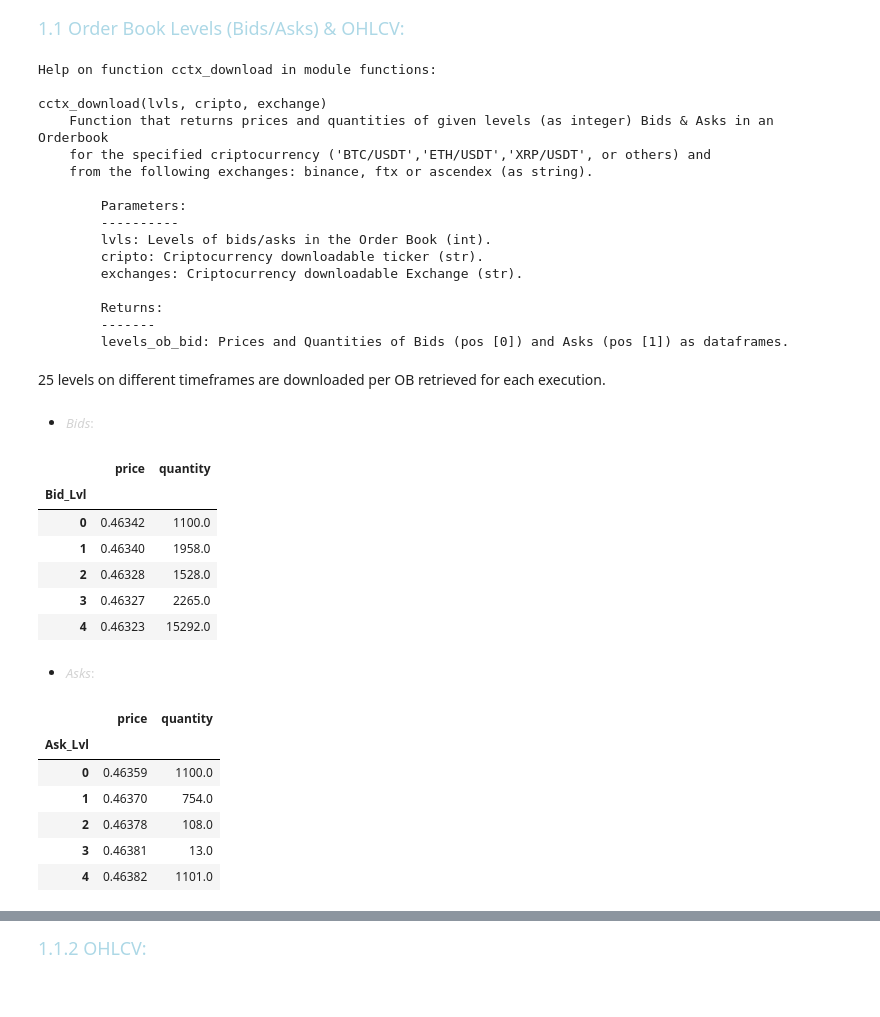
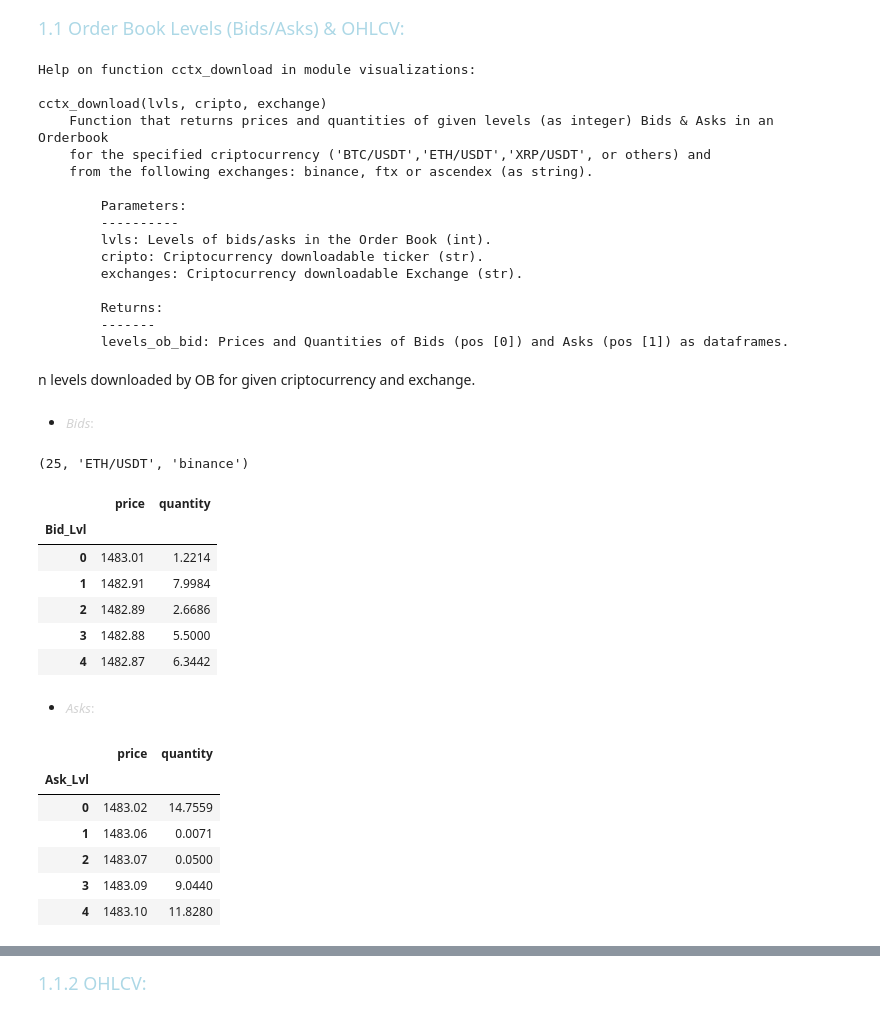
Before and after one commit to EstebanMqz/Microstructure-Visualization-Modelling, a Jupyter notebook: notebook.ipynb, the cells around one changed output, grey strips where cells are left out. Cells and saved outputs as stored; diff of their text form; code cells hidden in the pictures.

Commit message:
Complete up to MS df visualization
Missing MS Vs plotly graph & Effective Spread

```diff
--- a/notebook.ipynb
+++ b/notebook.ipynb
@@ -136,14 +154,14 @@ fn.find_exchanges()[:10] #len 120.
  'binanceus',
  'binanceusdm']
 # %%
-exchanges= ['binance','ftx', 'ascendex'] #Selected exchanges from list
-criptos = ['BTC/USDT','ETH/USDT','XRP/USDT'] #Criptocurrencies OB to download (modify tickers here)
+exchanges= ['binance','ftx', 'bytetrade'] #Selected exchanges from list
+criptos = ['BTC/USDT','ETH/USDT','XRP/USDT'] #Criptos OBs (modify tickers here)
 # %% [markdown]
 <font color= lightblue> <font size = 4> 1.1 Order Book Levels (Bids/Asks) & OHLCV: </font>
 # %%
-help(fn.cctx_download)
+help(vs.cctx_download)
 # %% [output]
-Help on function cctx_download in module functions:
+Help on function cctx_download in module visualizations:
 
 cctx_download(lvls, cripto, exchange)
     Function that returns prices and quantities of given levels (as integer) Bids & Asks in an Orderbook
@@ -159,21 +177,26 @@ cctx_download(lvls, cripto, exchange)
         Returns:
         -------
         levels_ob_bid: Prices and Quantities of Bids (pos [0]) and Asks (pos [1]) as dataframes.
-# %% [markdown]
-25 levels on different timeframes are downloaded per OB retrieved for each execution.
+# %% [markdown]
+n levels downloaded by OB for given criptocurrency and exchange.
 # %% [markdown]
 + <font color= lightgray> <font size = 2> *Bids*: </font>
+# %%
+params= 25, criptos[1], exchanges[0]
+params
+# %% [output]
+(25, 'ETH/USDT', 'binance')
 # %%
-ob_lvls=fn.cctx_download(25, criptos[2], exchanges[2])
+ob_lvls=vs.cctx_download(params[0],params[1], params[2])
 ob_lvls[0].head()
 # %% [output]
 |  | price | quantity |
 | Bid_Lvl |  |  |
-| 0 | 0.46342 | 1100.0 |
-| 1 | 0.46340 | 1958.0 |
-| 2 | 0.46328 | 1528.0 |
-| 3 | 0.46327 | 2265.0 |
-| 4 | 0.46323 | 15292.0 |
+| 0 | 1483.01 | 1.2214 |
+| 1 | 1482.91 | 7.9984 |
+| 2 | 1482.89 | 2.6686 |
+| 3 | 1482.88 | 5.5000 |
+| 4 | 1482.87 | 6.3442 |
 # %% [markdown]
 + <font color= lightgray> <font size = 2> *Asks*: </font>
 # %%
@@ -181,8 +204,8 @@ ob_lvls[1].head()
 # %% [output]
 |  | price | quantity |
 | Ask_Lvl |  |  |
-| 0 | 0.46359 | 1100.0 |
-| 1 | 0.46370 | 754.0 |
-| 2 | 0.46378 | 108.0 |
-| 3 | 0.46381 | 13.0 |
-| 4 | 0.46382 | 1101.0 |
+| 0 | 1483.02 | 14.7559 |
+| 1 | 1483.06 | 0.0071 |
+| 2 | 1483.07 | 0.0500 |
+| 3 | 1483.09 | 9.0440 |
+| 4 | 1483.10 | 11.8280 |
```
Also changed, not shown: parts of 14 cells of this notebook, 2 other files.
